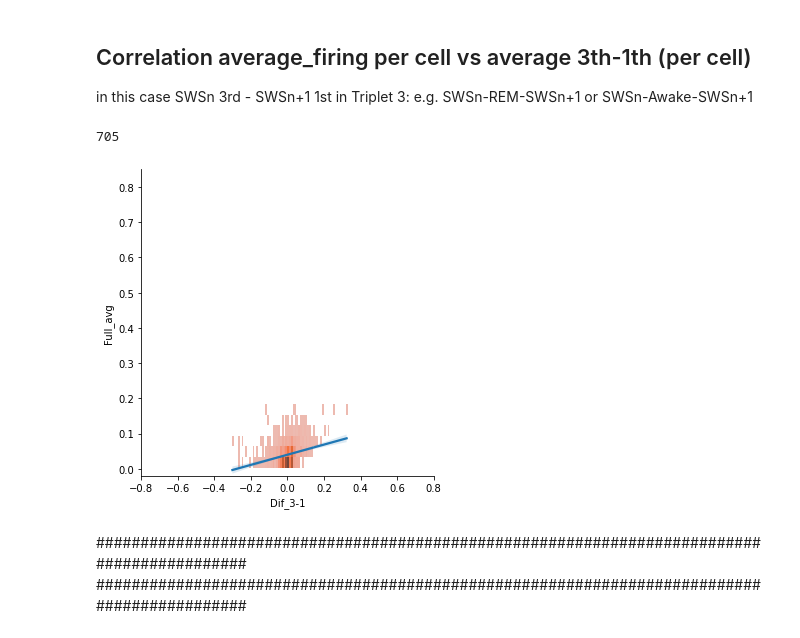
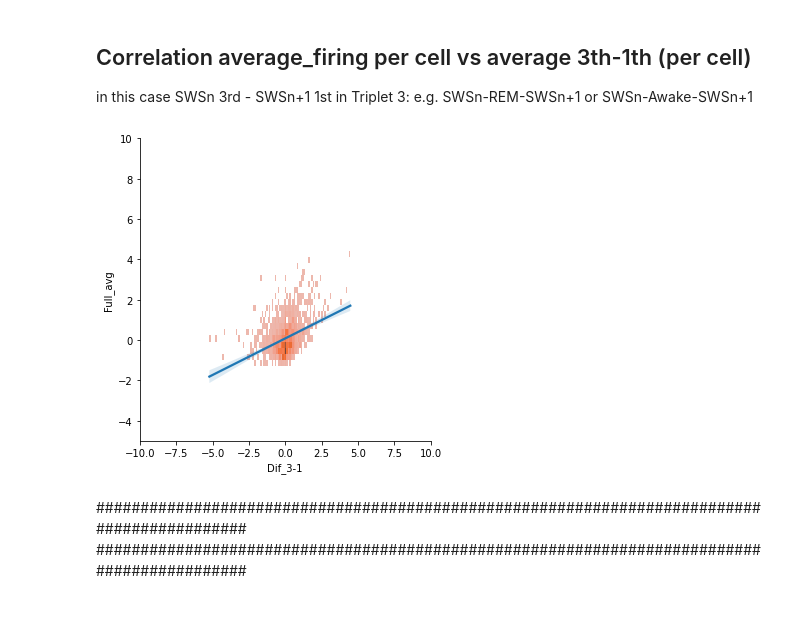
Before and after one commit to NimaMojtahedi/SleepAnalyses, a Jupyter notebook: Correlation_analysis_for_RTM.ipynb, the cells around one changed output. Cells and saved outputs as stored; diff of their text form; code cells hidden in the pictures.

```diff
--- a/Correlation_analysis_for_RTM.ipynb
+++ b/Correlation_analysis_for_RTM.ipynb
@@ -302,7 +302,7 @@ df_typ2_firing = pd.DataFrame()
 
 # find all sws indices
 sws_ind = []
-sws_ind = [i for i, epoch in enumerate(data_list) if epoch["hypnoState"] == -2 ]
+sws_ind = [i for i, epoch in enumerate(data_list) if epoch["hypnoState"] == 0 ]
 print(f"Length of found sws: {len(sws_ind)}")
 
 for i, ind in enumerate(sws_ind):
@@ -310,8 +310,8 @@ for i, ind in enumerate(sws_ind):
         try:
             if (data_list[sws_ind[i]]["mouseName"] == data_list[sws_ind[i+1]]["mouseName"]) :
                 my_diff = []
-                my_diff = data_list[sws_ind[i]]["div_avg_firing_perSecond"][2] - data_list[sws_ind[i+1]]["div_avg_firing_perSecond"][0]
-                df_typ2_firing = df_typ2_firing.append(pd.DataFrame({'Full_avg':data_list[sws_ind[i]]['avg_firing_perSecond'],
+                my_diff = data_list[sws_ind[i]]["div_avg_firing_perSecond_zscore"][2] - data_list[sws_ind[i+1]]["div_avg_firing_perSecond_zscore"][0]
+                df_typ2_firing = df_typ2_firing.append(pd.DataFrame({'Full_avg':data_list[sws_ind[i]]['avg_firing_perSecond_zscore'],
                                                              "Dif_3-1":my_diff,
                                                              'name':data_list[sws_ind[i]]["mouseName"]
                                                             }), ignore_index = True)
@@ -346,29 +350,31 @@ df_typ3_firing = pd.DataFrame()
 for i, data_dict in enumerate(data_list):
     if not isinstance(data_dict['type3'], int):
         try:
-            df_typ3_firing = df_typ3_firing.append(pd.DataFrame({'Full_avg':data_list[data_dict["type3"][0]]["avg_firing_perSecond"],
-                                                                 "Dif_3-1":data_list[data_dict["type3"][0]]["div_avg_firing_perSecond"][2] - data_list[data_dict["type3"][2]]["div_avg_firing_perSecond"][0],
+            df_typ3_firing = df_typ3_firing.append(pd.DataFrame({'Full_avg':data_list[data_dict["type3"][0]]["avg_firing_perSecond_zscore"],
+                                                                 "Dif_3-1":data_list[data_dict["type3"][0]]["div_avg_firing_perSecond_zscore"][2] - data_list[data_dict["type3"][2]]["div_avg_firing_perSecond_zscore"][0],
                                                                  'name':data_dict['mouseName'],
                                                                  'epochID': i}), ignore_index = True)
         except:
             print(i)
-# %% [output]
-705
 # %%
 g = sns.displot(data = df_typ3_firing,
                 x = "Dif_3-1",
                 y = "Full_avg",
-                binwidth = (0.01, 0.03),
+                #binwidth = (0.01, 0.03),
+                binwidth = (0.1, 0.3),
                 color="#eb6b34")
 
 g.map_dataframe(sns.regplot, data = df_typ3_firing, x = "Dif_3-1", y = "Full_avg", scatter=False)
-g.set(ylim=(-.02, 0.85))
-g.set(xlim=(-0.8, 0.8))
+#g.set(ylim=(-.02, 0.85))
+g.set(xlim=(-10, 10))
+g.set(ylim=(-5, 10))
+
+#g.set(xlim=(-0.8, 0.8))
 g.tight_layout()
 #if save_file:
  #   df_typ2_firing.to_csv(path_or_buf=file_save_add + 'L:/analysis_nima/statistics_epoch_based/correlation_RTM/Correlation_Type3_sws_rem_sws_all_cells_vs_swsn3_swsn.1_1_per_cell.csv')
 # %% [output]
-[figure, old version]
+[figure, new version]
 # %% [markdown]
 ############################################################################################
 ############################################################################################
```
Also changed, not shown: parts of 8 cells of this notebook, 9 other files.
